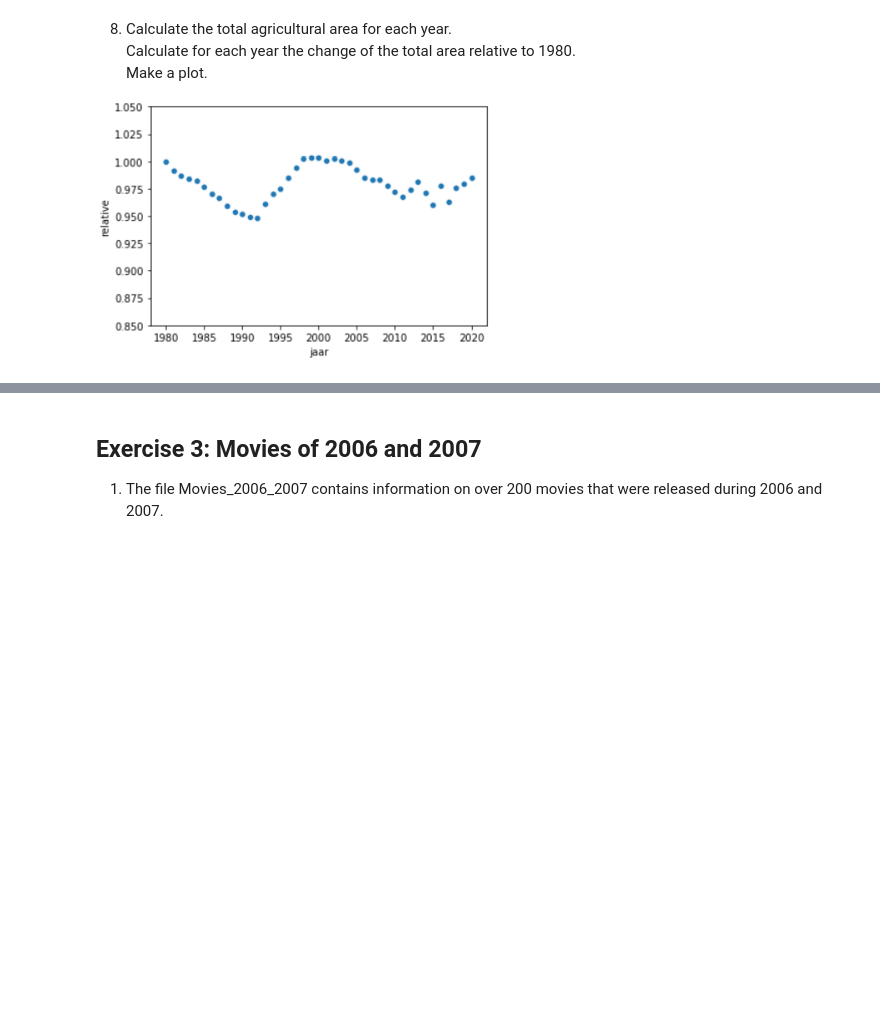
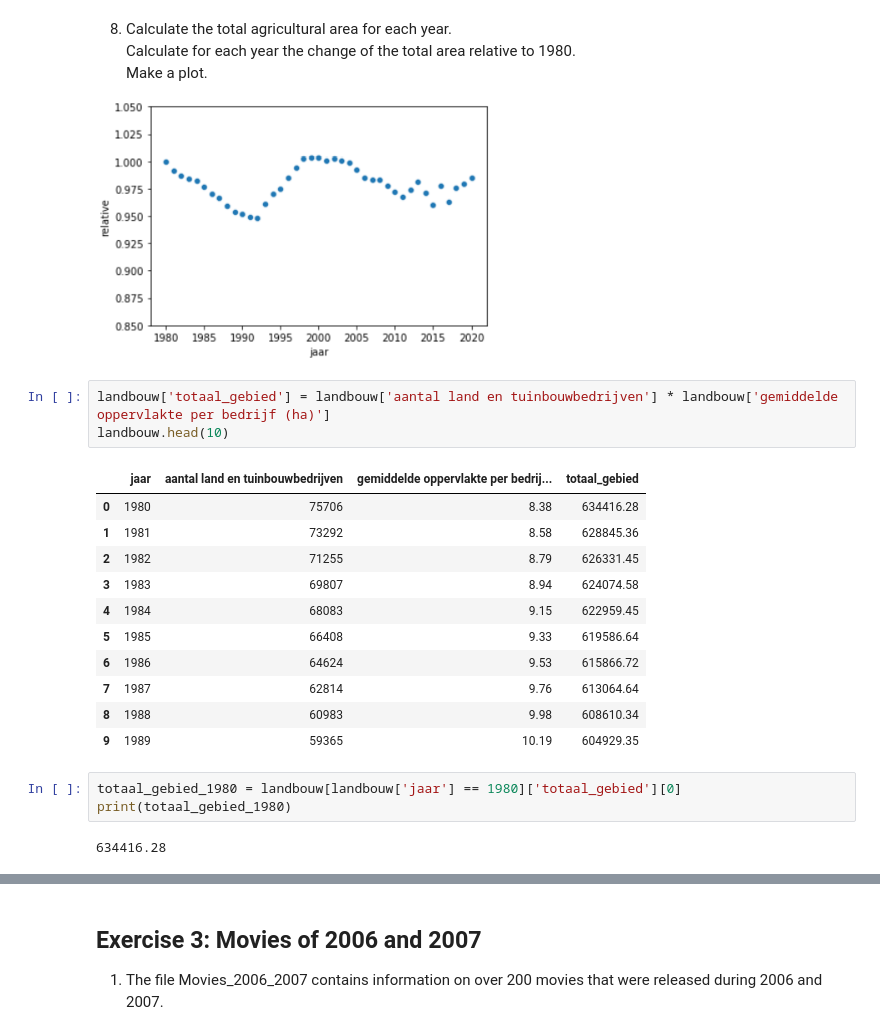
Before and after one commit to Bataklik/Data-Science-_-AI, a Jupyter notebook: 6-bivariate-quant/labs-regression.ipynb, the cells around one changed output, grey strips where cells are left out. Cells and saved outputs as stored; diff of their text form; blank space fills up the shorter version.

```diff
--- a/6-bivariate-quant/labs-regression.ipynb
+++ b/6-bivariate-quant/labs-regression.ipynb
@@ -241,3 +304,23 @@ Calculate for each year the change of the total area relative to 1980.
 Make a plot.
 
 ![image.png](embedded-picture-1)
+# %%
+landbouw['totaal_gebied'] = landbouw['aantal land en tuinbouwbedrijven'] * landbouw['gemiddelde oppervlakte per bedrijf (ha)']
+landbouw.head(10)
+# %% [output]
+|  | jaar | aantal land en tuinbouwbedrijven | gemiddelde oppervlakte per bedrij... | totaal_gebied |
+| 0 | 1980 | 75706 | 8.38 | 634416.28 |
+| 1 | 1981 | 73292 | 8.58 | 628845.36 |
+| 2 | 1982 | 71255 | 8.79 | 626331.45 |
+| 3 | 1983 | 69807 | 8.94 | 624074.58 |
+| 4 | 1984 | 68083 | 9.15 | 622959.45 |
+| 5 | 1985 | 66408 | 9.33 | 619586.64 |
+| 6 | 1986 | 64624 | 9.53 | 615866.72 |
+| 7 | 1987 | 62814 | 9.76 | 613064.64 |
+| 8 | 1988 | 60983 | 9.98 | 608610.34 |
+| 9 | 1989 | 59365 | 10.19 | 604929.35 |
+# %%
+totaal_gebied_1980 = landbouw[landbouw['jaar'] == 1980]['totaal_gebied'][0]
+print(totaal_gebied_1980)
+# %% [output]
+634416.28
```
Also changed, not shown: parts of 18 cells of this notebook, 1 other file.
